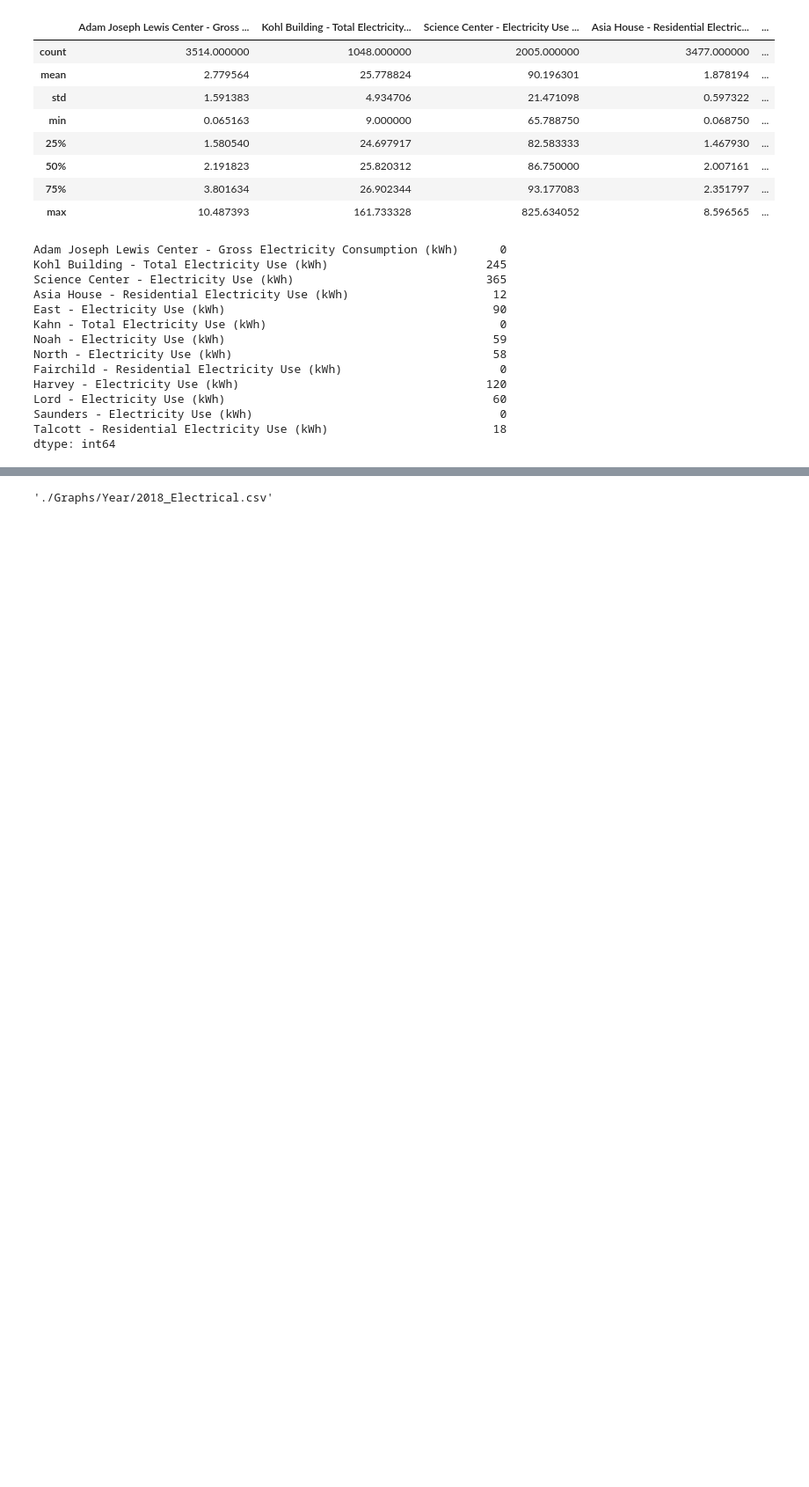
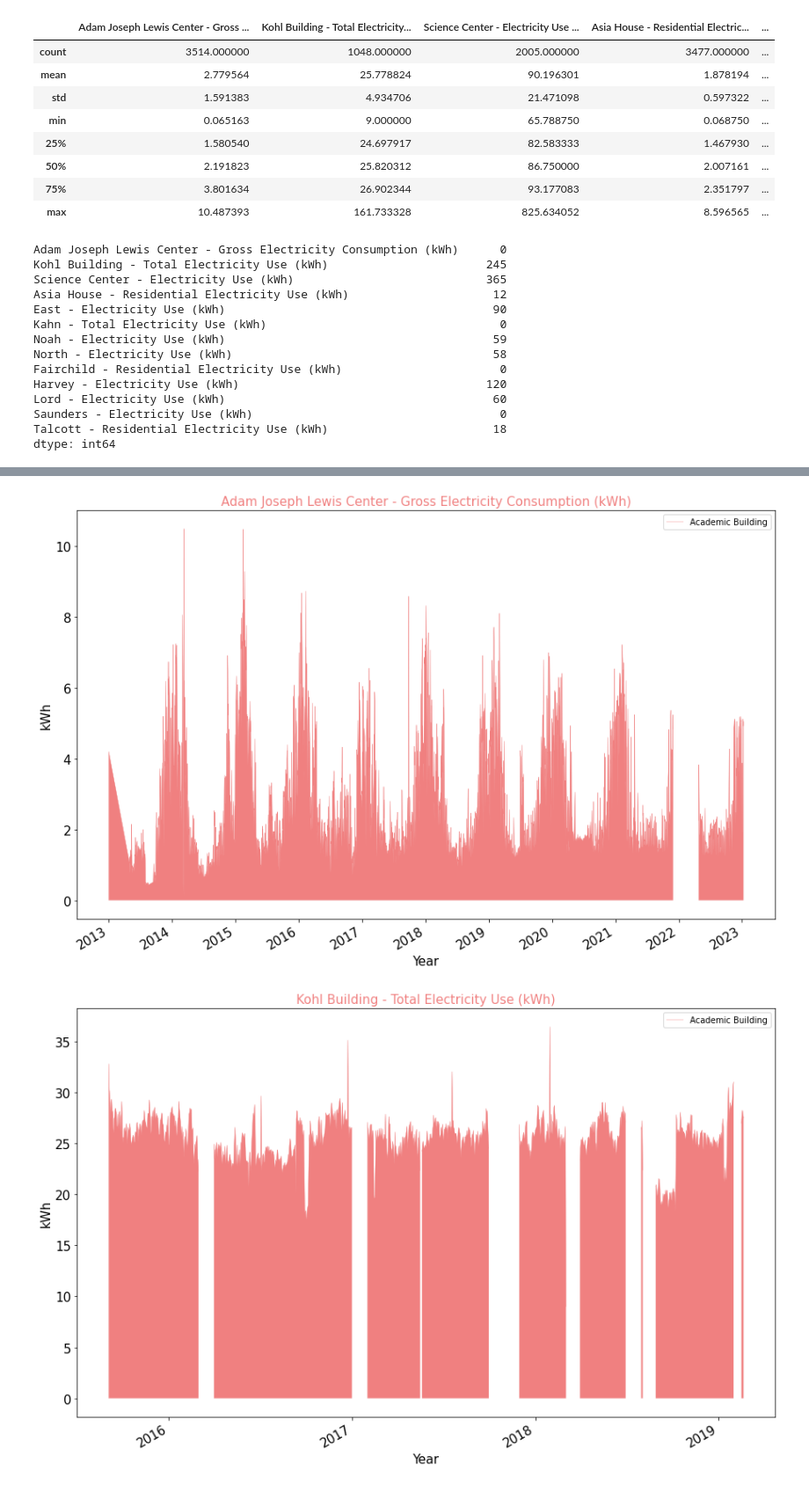
Before and after one commit to quannguyen02/Energy_Usage_and_Prediction, a Jupyter notebook: MakePlots.ipynb, the cells around one changed output, grey strips where cells are left out. Shown at 88% size. Drawn from its saved outputs; the diff is of its cells as text; code cells hidden in the pictures; blank space fills up the shorter version.

Commit message:
add streamlit app template, done with graphing plots

```diff
--- a/MakePlots.ipynb
+++ b/MakePlots.ipynb
@@ -53,0 +135,4 @@ dtype: int64
+# %%
+outlier_margin = 7.5
+test_data = ordered_data[~((ordered_data < (Q1 - outlier_margin * IQR)) |(ordered_data > (Q3 + outlier_margin * IQR))).any(axis=1)]
+test_data
@@ -54,7 +154,7 @@ dtype: int64
 # %%
-f"./Graphs/Year/{year}_Electrical.csv"
+Q1 = ordered_data.quantile(0.25)
+Q3 = ordered_data.quantile(0.75)
+IQR = Q3 - Q1
-# %% [output]
-'./Graphs/Year/2018_Electrical.csv'
 # %%
 # get the building type and color code
 def setCategories(col_num):
@@ -105,22 +205,34 @@ def plot_by_year(year, data, fontsize = 15, margin = 10, labelrotation=10):
 # %%
 # Plot by dorm
 def plot_by_dorm(data, col_num, fontsize = 15, margin = 10):
+    # get color code and building type
     set_label, set_color = setCategories(col_num)
-    locator = mdate.YearLocator()
 
+    #plot bar figure
     plt.figure(figsize=(15, 10))
-    plt.bar(data.index, data, label = set_label, color = set_color)
+    plt.plot(data.index, data, label = set_label, color = set_color, linewidth= 0.4)
+    plt.fill_between(data.index, data, 0, color = set_color, linewidth= 0.1)
     plt.xlabel("Year", fontsize=fontsize)
     plt.ylabel("kWh", fontsize=fontsize)
     plt.title(data.name, fontsize=fontsize, color = set_color)
     plt.tick_params(axis='x', labelsize=fontsize)
     plt.tick_params(axis='y', labelsize=fontsize)
 
-    plt.gca().xaxis.set_major_locator(locator)
+    # show every year on x_axis
+    plt.gca().xaxis.set_major_locator(mdate.YearLocator())
     plt.gca().xaxis.set_major_formatter(DateFormatter('%Y'))
-
     plt.gcf().autofmt_xdate()
     # plt.tight_layout()
-    plt.legend()
+
+    # show building type in legend
+    plt.legend(loc = "upper right")
 
     plt.savefig(f"./Graphs/Building/{data.name}_Electrical.png")
+
+# col_num = 9
+# plot_by_dorm(ordered_data[test_data.columns[col_num]], col_num)
+for col_num in range(len(test_data.columns)):
+    plot_by_dorm(test_data[test_data.columns[col_num]], col_num)
+# %% [output]
+[figure, added]
+[figure, added]
```
Also changed, not shown: parts of 8 cells of this notebook, 17 other files.
